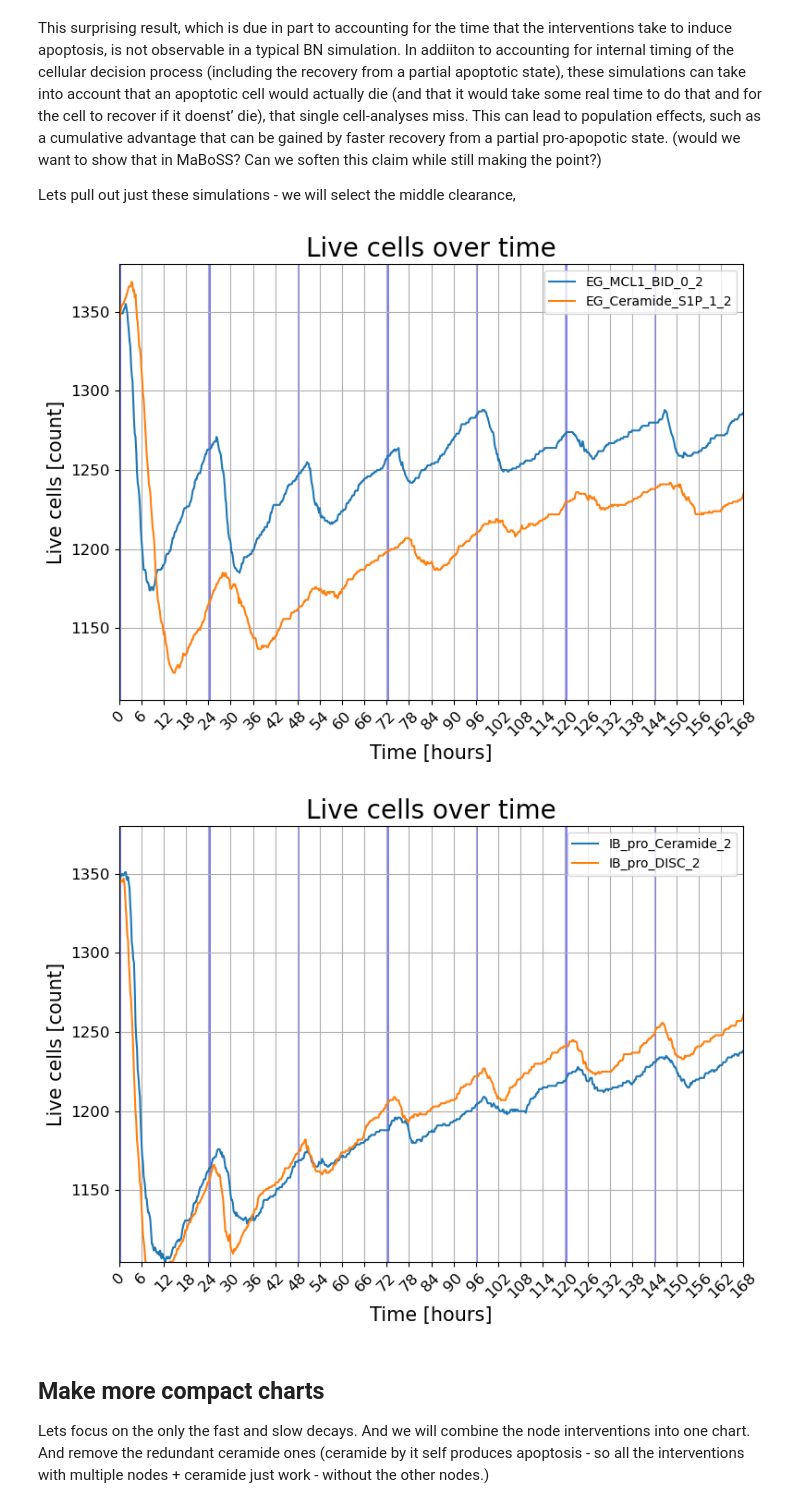
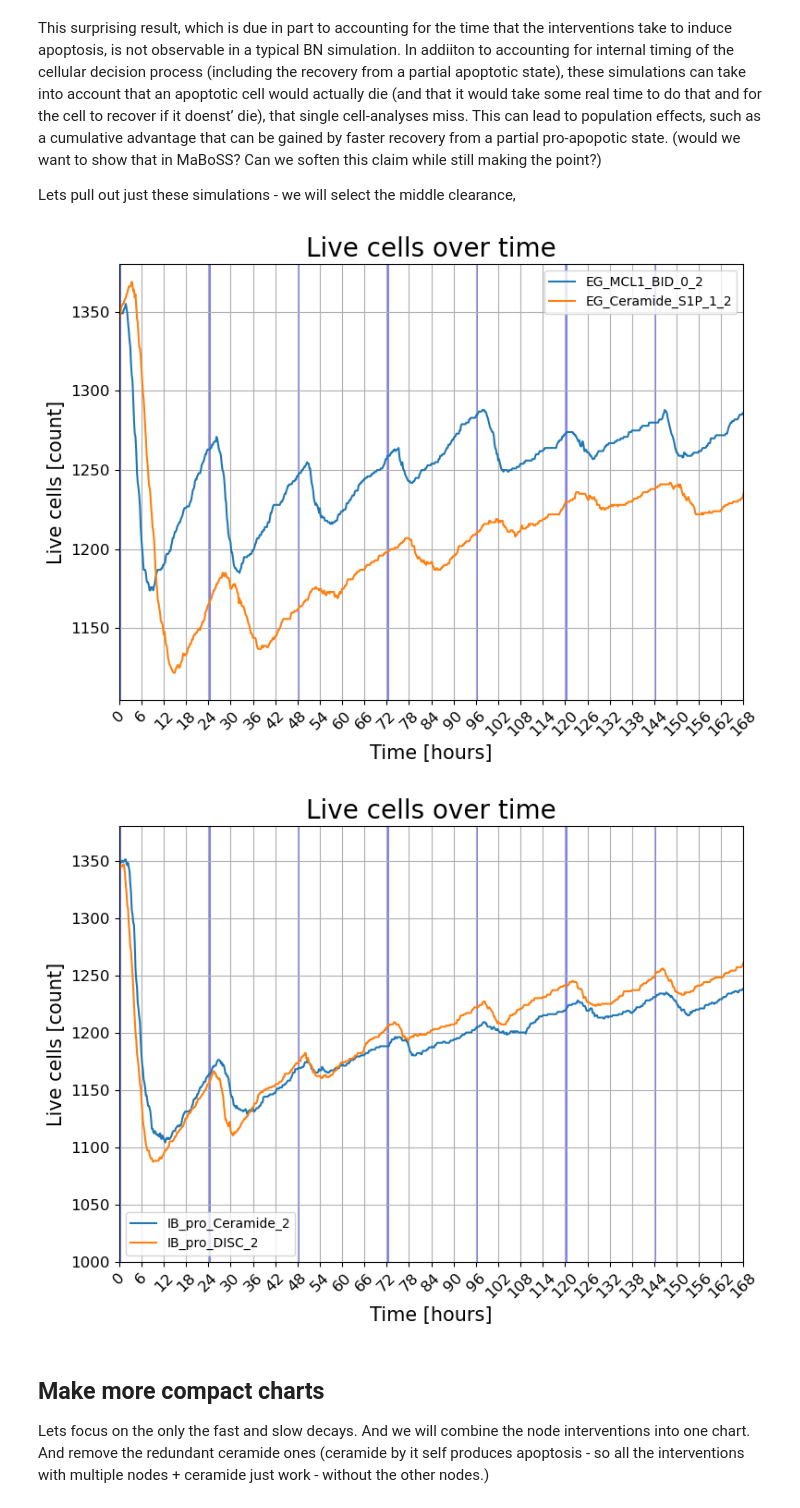
Before and after one commit to johnmetzcar/PhysiLab, a Jupyter notebook: scripts/Simultaneous spatially and temporally varying intervention analysis.ipynb, the cells around one changed output. Saved outputs shown, nothing was run; the diff lists cells and outputs as text; code cells hidden in the pictures.

```diff
--- a/scripts/Simultaneous spatially and temporally varying intervention analysis.ipynb
+++ b/scripts/Simultaneous spatially and temporally varying intervention analysis.ipynb
@@ -371,35 +373,35 @@ plt.savefig('../figures/focus_interventions_space_and_time_EG.png', dpi=600)
 plt.show()
 
 ### Second plot - the other two interventions.
 fig, ax = plt.subplots(figsize=(8, 6))
 for intervention in focus_list_2:
     plt.plot(df.index, df[intervention],  label=intervention)
 plt.title('Live cells over time', fontsize=20)
 plt.xlabel('Time [hours]', fontsize=15)
 plt.ylabel('Live cells [count]', fontsize=15)
 plt.xlim(0, df.index[-1])
-plt.ylim(1105, 1380)
+plt.ylim(1000, 1380)
 ticks = np.arange(0, len(df.index), 30)
 plt.xticks(ticks, rotation=45, fontsize=12)
 plt.yticks(fontsize=12)
 plt.grid(axis='both', which='both')
 # Use set_major_formatter to format ticks as hours
 
 def fmt_index_to_hours(x, pos):
     x = x / 5  # 1/5 of an hour OR 12 minutes per index
     return f'{x:.0f}'
 
 ax.xaxis.set_major_formatter(ticker.FuncFormatter(fmt_index_to_hours))
 
 # put these in a loop to color code the different time periods - every 24 hours.
 for tick in ticks[0::4]:
     plt.axvspan(tick, tick+3, facecolor='blue', alpha=0.5, linewidth=6)
 plt.legend()
 plt.tight_layout()
 plt.savefig('../figures/focus_interventions_space_and_time_IB.png', dpi=600)
 # %% [output]
 [figure]
-[figure, old version]
+[figure, new version]
 # %% [markdown]
 ## Make more compact charts
 
```
Also changed, not shown: parts of 1 cell of this notebook.
